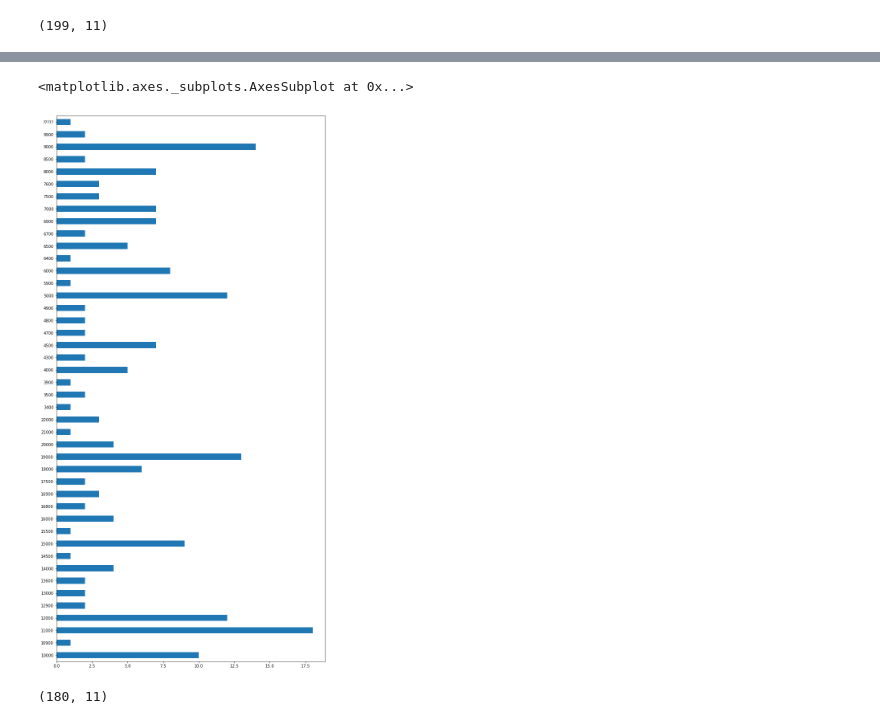
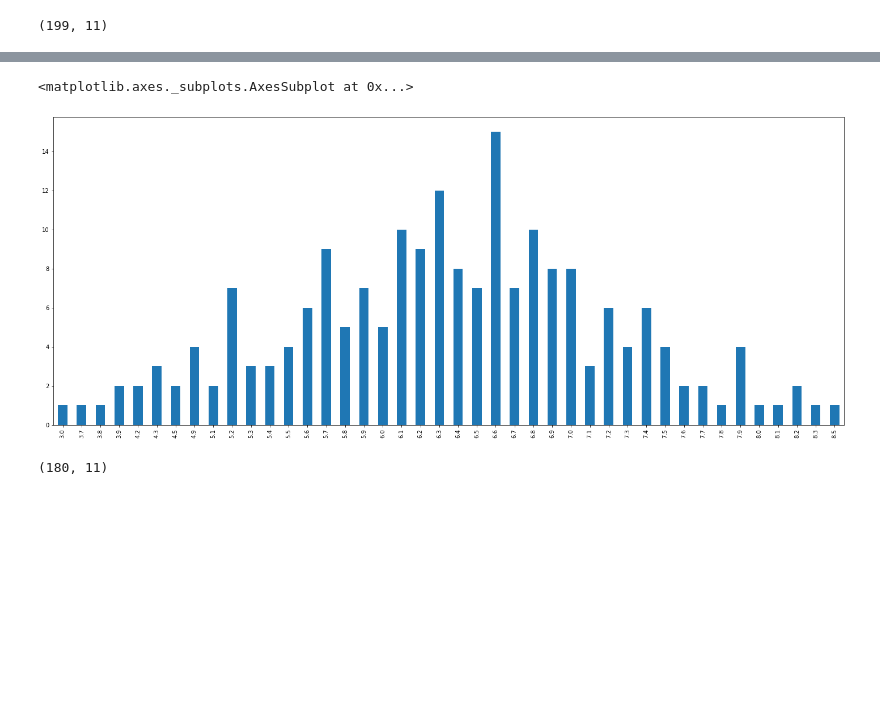
Before and after one commit to nidhi7330/nidhi7330, a Jupyter notebook: Tour_Content_based_Recommendation.ipynb, the cells around one changed output, grey strips where cells are left out. Saved outputs shown, nothing was run; the diff lists cells and outputs as text; code cells hidden in the pictures; blank space fills up the shorter version.

```diff
--- a/Tour_Content_based_Recommendation.ipynb
+++ b/Tour_Content_based_Recommendation.ipynb
@@ -40,10 +40,10 @@ dtypes: float64(1), int64(2), object(8)
 memory usage: 17.2+ KB
 # %%
 #Generating graph on the basis of Price distribution
-tour_desc['Price'].value_counts(dropna=False).sort_index().plot(kind= 'barh', figsize = (12, 25))
+tour_desc['Rating'].value_counts(dropna=False).sort_index().plot(kind= 'bar', figsize=(25,10))
 # %% [output]
 <matplotlib.axes._subplots.AxesSubplot at 0x...>
-[figure, old version]
+[figure, new version]
 # %%
 #Calculating the mean of Rating
 C = tour_desc['Rating'].mean()
```
Also changed, not shown: parts of 13 cells of this notebook.
